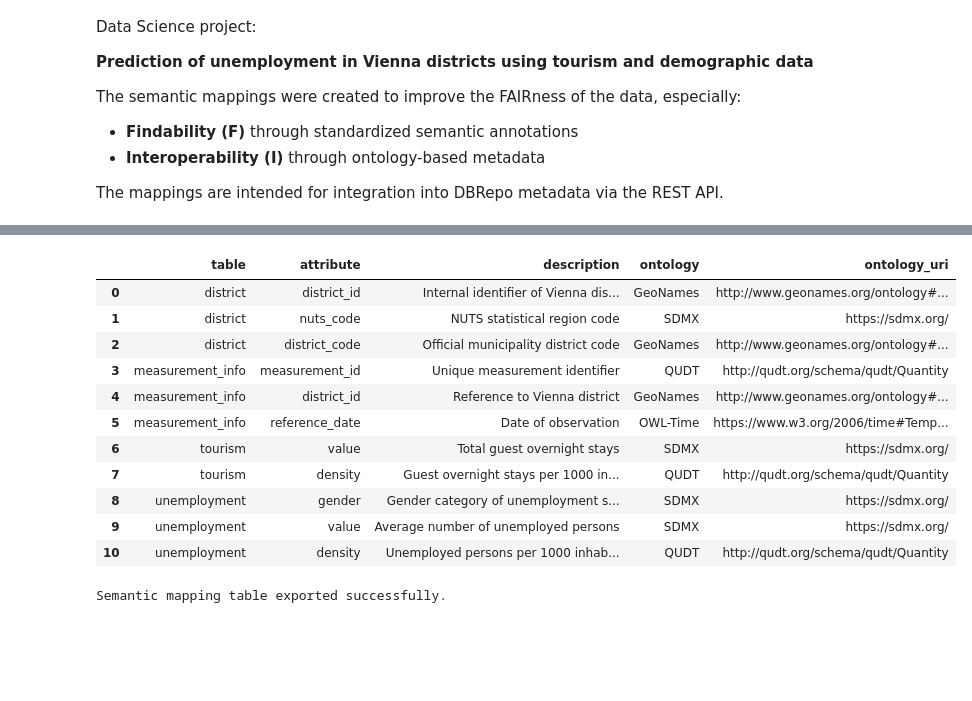
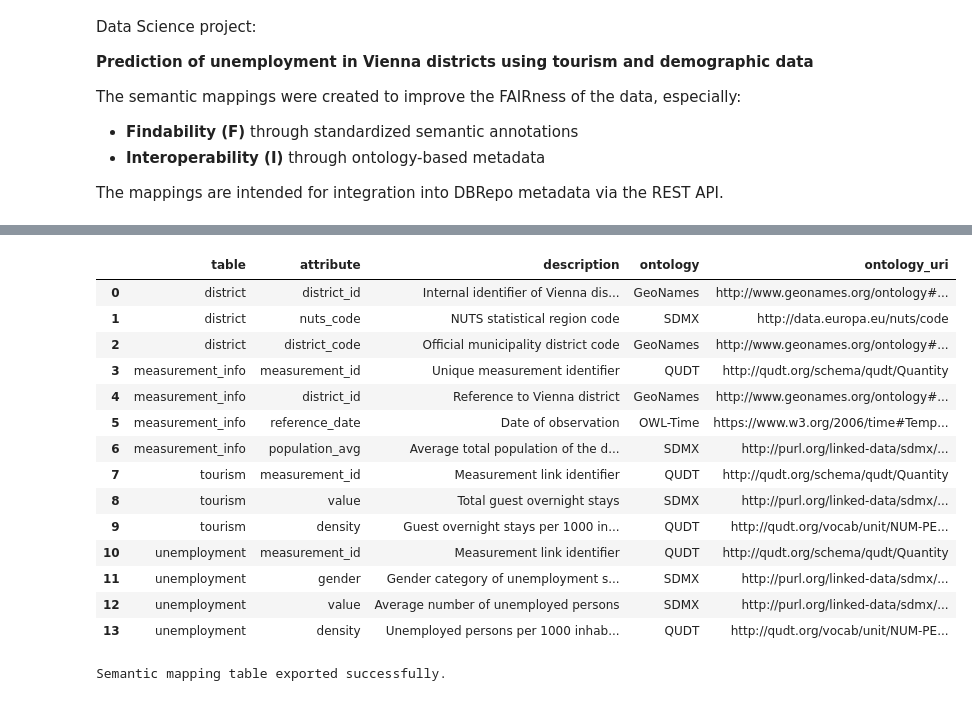
Before and after one commit to nicolasphilipp/unemployment-prediction, a Jupyter notebook: src/02_semantic_mapping.ipynb, the cells around one changed output, grey strips where cells are left out. Cells and saved outputs as stored; diff of their text form; code cells hidden in the pictures; blank space fills up the shorter version.

Commit message:
Complete T2.2: Update semantic metadata mappings with curated concept URIs and successfully sync with DBRepo

```diff
--- a/src/02_semantic_mapping.ipynb
+++ b/src/02_semantic_mapping.ipynb
@@ -63,14 +53,14 @@ semantic_mapping = pd.DataFrame([
         "attribute": "nuts_code",
         "description": "NUTS statistical region code",
         "ontology": "SDMX",
-        "ontology_uri": "https://sdmx.org/"
+        "ontology_uri": "http://data.europa.eu/nuts/code"
     },
     {
         "table": "district",
         "attribute": "district_code",
         "description": "Official municipality district code",
         "ontology": "GeoNames",
-        "ontology_uri": "http://www.geonames.org/ontology#AdministrativeDivision"
+        "ontology_uri": "http://www.geonames.org/ontology#A.ADM3"
     },
     {
         "table": "measurement_info",
@@ -94,56 +84,80 @@ semantic_mapping = pd.DataFrame([
         "ontology_uri": "https://www.w3.org/2006/time#TemporalEntity"
     },
     {
+        "table": "measurement_info",
+        "attribute": "population_avg",
+        "description": "Average total population of the district",
+        "ontology": "SDMX",
+        "ontology_uri": "http://purl.org/linked-data/sdmx/2009/concept#obsValue"
+    },
+    {
+        "table": "tourism",
+        "attribute": "measurement_id",
+        "description": "Measurement link identifier",
+        "ontology": "QUDT",
+        "ontology_uri": "http://qudt.org/schema/qudt/Quantity"
+    },
+    {
         "table": "tourism",
         "attribute": "value",
         "description": "Total guest overnight stays",
         "ontology": "SDMX",
-        "ontology_uri": "https://sdmx.org/"
+        "ontology_uri": "http://purl.org/linked-data/sdmx/2009/concept#obsValue"
     },
     {
         "table": "tourism",
         "attribute": "density",
         "description": "Guest overnight stays per 1000 inhabitants",
+        "ontology": "QUDT",
+        "ontology_uri": "http://qudt.org/vocab/unit/NUM-PER-HRD"
+    },
+    {
+        "table": "unemployment",
+        "attribute": "measurement_id",
+        "description": "Measurement link identifier",
         "ontology": "QUDT",
         "ontology_uri": "http://qudt.org/schema/qudt/Quantity"
     },
     {
         "table": "unemployment",
         "attribute": "gender",
         "description": "Gender category of unemployment statistic",
         "ontology": "SDMX",
-        "ontology_uri": "https://sdmx.org/"
+        "ontology_uri": "http://purl.org/linked-data/sdmx/2009/code#sex"
     },
     {
         "table": "unemployment",
         "attribute": "value",
         "description": "Average number of unemployed persons",
         "ontology": "SDMX",
-        "ontology_uri": "https://sdmx.org/"
+        "ontology_uri": "http://purl.org/linked-data/sdmx/2009/concept#obsValue"
     },
     {
         "table": "unemployment",
         "attribute": "density",
         "description": "Unemployed persons per 1000 inhabitants",
         "ontology": "QUDT",
-        "ontology_uri": "http://qudt.org/schema/qudt/Quantity"
+        "ontology_uri": "http://qudt.org/vocab/unit/NUM-PER-HRD"
     }
 ])
 
 semantic_mapping
 # %% [output]
 |  | table | attribute | description | ontology | ontology_uri |
 | 0 | district | district_id | Internal identifier of Vienna dis... | GeoNames | http://www.geonames.org/ontology#... |
-| 1 | district | nuts_code | NUTS statistical region code | SDMX | https://sdmx.org/ |
+| 1 | district | nuts_code | NUTS statistical region code | SDMX | http://data.europa.eu/nuts/code |
 | 2 | district | district_code | Official municipality district code | GeoNames | http://www.geonames.org/ontology#... |
 | 3 | measurement_info | measurement_id | Unique measurement identifier | QUDT | http://qudt.org/schema/qudt/Quantity |
 | 4 | measurement_info | district_id | Reference to Vienna district | GeoNames | http://www.geonames.org/ontology#... |
 | 5 | measurement_info | reference_date | Date of observation | OWL-Time | https://www.w3.org/2006/time#Temp... |
-| 6 | tourism | value | Total guest overnight stays | SDMX | https://sdmx.org/ |
-| 7 | tourism | density | Guest overnight stays per 1000 in... | QUDT | http://qudt.org/schema/qudt/Quantity |
-| 8 | unemployment | gender | Gender category of unemployment s... | SDMX | https://sdmx.org/ |
-| 9 | unemployment | value | Average number of unemployed persons | SDMX | https://sdmx.org/ |
-| 10 | unemployment | density | Unemployed persons per 1000 inhab... | QUDT | http://qudt.org/schema/qudt/Quantity |
+| 6 | measurement_info | population_avg | Average total population of the d... | SDMX | http://purl.org/linked-data/sdmx/... |
+| 7 | tourism | measurement_id | Measurement link identifier | QUDT | http://qudt.org/schema/qudt/Quantity |
+| 8 | tourism | value | Total guest overnight stays | SDMX | http://purl.org/linked-data/sdmx/... |
+| 9 | tourism | density | Guest overnight stays per 1000 in... | QUDT | http://qudt.org/vocab/unit/NUM-PE... |
+| 10 | unemployment | measurement_id | Measurement link identifier | QUDT | http://qudt.org/schema/qudt/Quantity |
+| 11 | unemployment | gender | Gender category of unemployment s... | SDMX | http://purl.org/linked-data/sdmx/... |
+| 12 | unemployment | value | Average number of unemployed persons | SDMX | http://purl.org/linked-data/sdmx/... |
+| 13 | unemployment | density | Unemployed persons per 1000 inhab... | QUDT | http://qudt.org/vocab/unit/NUM-PE... |
 # %%
 semantic_mapping.to_csv("../outputs/semantic_mapping.csv", index=False)
 
```
Also changed, not shown: parts of 8 cells of this notebook, 1 other file.
